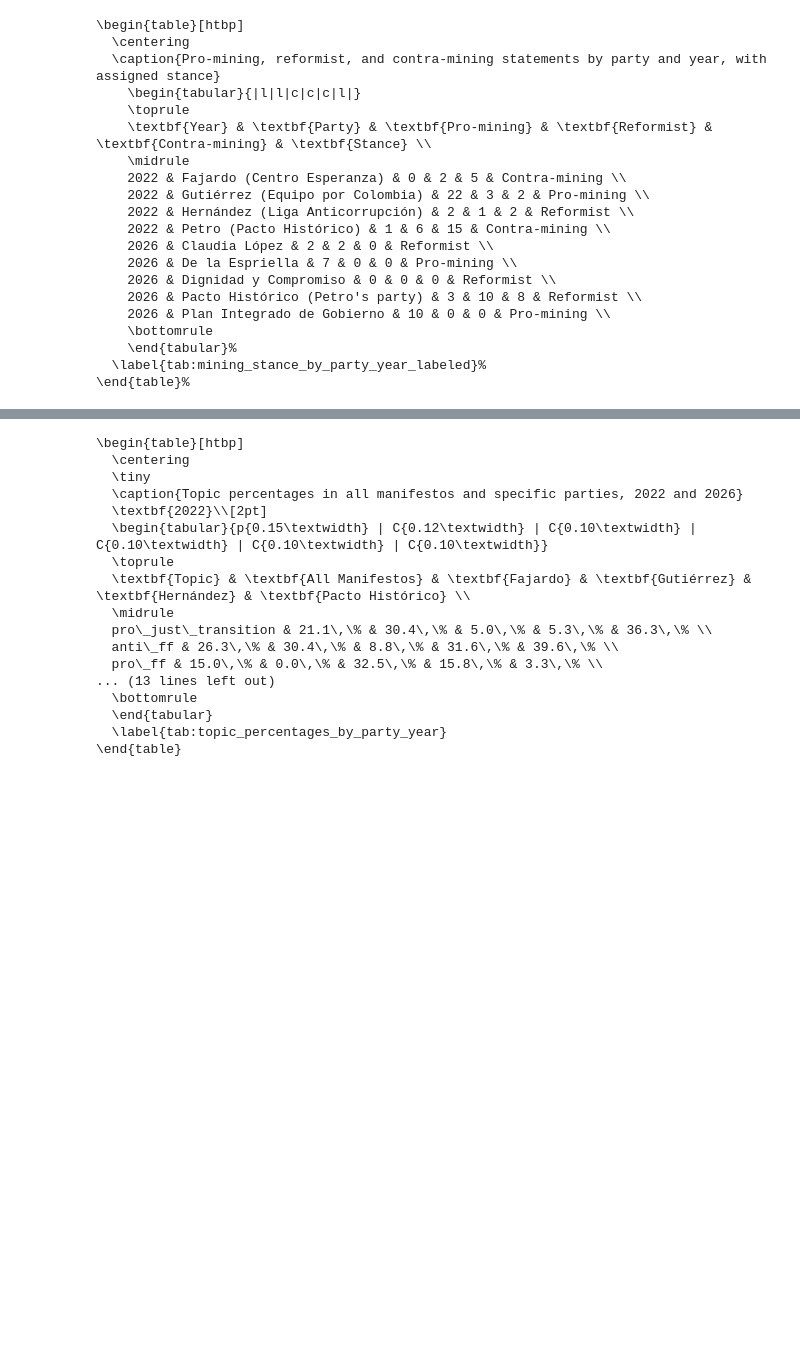
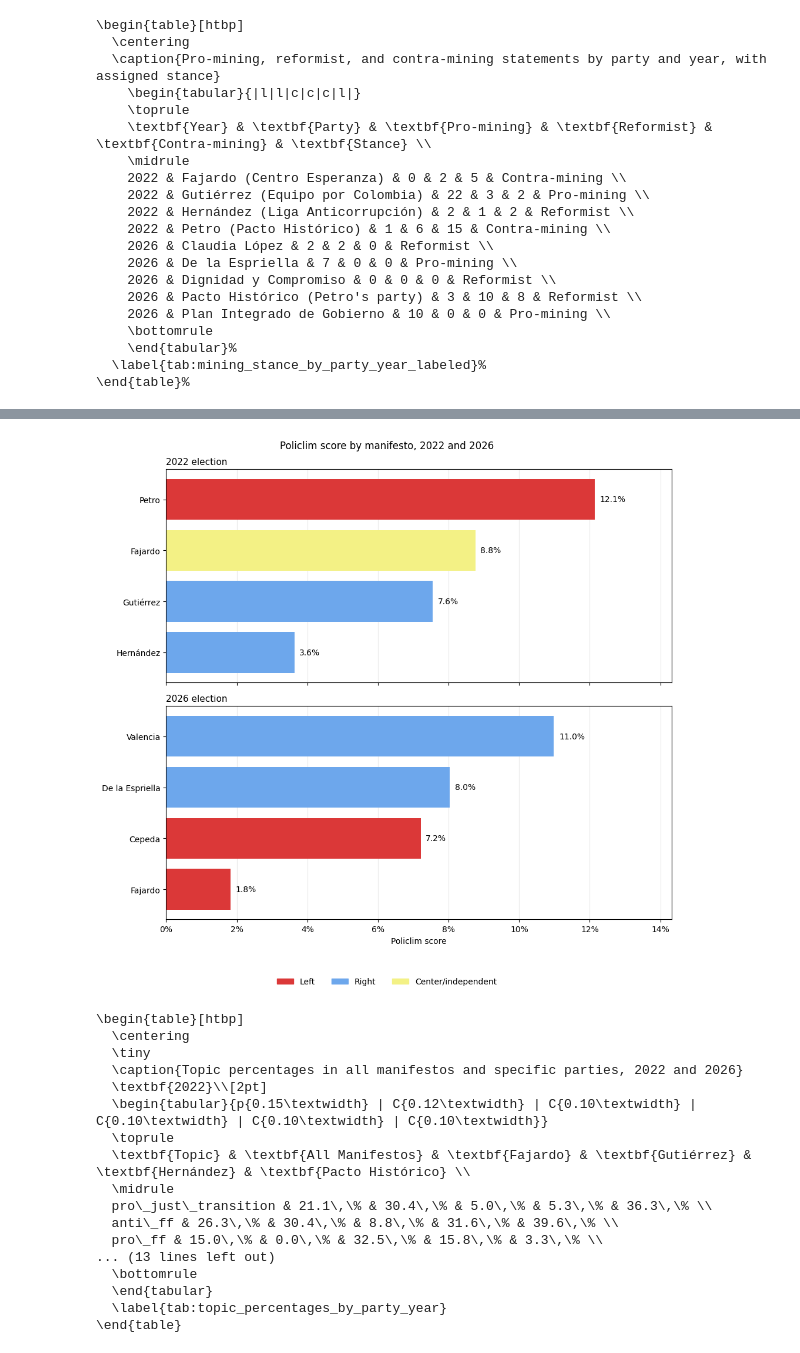
Before and after one commit to bezisch/Green_Backlash_Colombia, a Jupyter notebook: data/manifestos/apply_policlim_to_manifestos_2022_2026.ipynb, the cells around one changed output, grey strips where cells are left out. Cells and saved outputs as stored; diff of their text form; code cells hidden in the pictures; blank space fills up the shorter version.

```diff
--- a/data/manifestos/apply_policlim_to_manifestos_2022_2026.ipynb
+++ b/data/manifestos/apply_policlim_to_manifestos_2022_2026.ipynb
@@ -1312,13 +1257,20 @@ if not (PROJECT_ROOT / NOTEBOOK_NAME).exists():
         PROJECT_ROOT = notebook_project
 
 COMPARISON_DIR = PROJECT_ROOT / "output" / "policlim_comparison"
+
+YEARS = ["2022", "2026"]
+
+RAW_ROOT = PROJECT_ROOT / "raw"
+OUTPUT_ROOT = PROJECT_ROOT / "output"
+PDF_DIRS = {year: RAW_ROOT / year for year in YEARS}
+OUTPUT_DIRS = {year: OUTPUT_ROOT / f"policlim_{year}" for year in YEARS}
 # %%
 
 
 
 import matplotlib.pyplot as plt
 from matplotlib.patches import Patch
-llm_output_path = COMPARISON_DIR / "0.8_score_input_llm_output.xlsx"
+llm_output_path = COMPARISON_DIR / "0.8_score_output_llm.xlsx"
 llm_df = pd.read_excel(llm_output_path)
 
 # "relevant" is the three-way relevance call (relevant / not relevant / not sure); the
@@ -1868,7 +1830,7 @@ print(latex_table_with_stance)
 # %%
 # Apply the manual validation corrections recorded in
 # validation/0.8_score_input_llm_output_validation.xlsx (sheet "classifications_instruction")
-# to the LLM's original 0.8_score_input_llm_output.xlsx classifications, then summarize the
+# to the LLM's original 0.8_score_output_llm.xlsx classifications, then summarize the
 # changes and the model's cell-level accuracy. Nothing is written to disk.
 import re
 
@@ -1881,7 +1843,6 @@ CLASSIFICATION_COLUMNS = ["relevant", "pro_just_transition", "anti_ff", "pro_ff"
 
 INSTRUCTION_PATTERN = re.compile(r"^if\s+row_id\s*==\s*(\d+)\s*,\s*(.*)$")
 CLAUSE_PATTERN = re.compile(r"^([A-Za-z_]+)\s*==\s*(.+)$")
-
 
 def parse_instruction(text):
     match = INSTRUCTION_PATTERN.match(text.strip())
@@ -1910,6 +1871,8 @@ corrected_df = corrected_df.set_index("row_id", drop=False)
 # physically written on a different row (row_id 2412's instruction targets row_id 4698).
 change_records = []
 id_mismatches = []
+flagged_rows = flagged_rows[flagged_rows["manifesto"] != "Claudia López"]
+
 for _, row in flagged_rows.iterrows():
     stated_row_id, clauses = parse_instruction(row[INSTRUCTION_COL])
     if stated_row_id != row["row_id"]:
@@ -1937,7 +1900,7 @@ if id_mismatches:
         print(f"  written on row {written_on_id}, applied to row {target_id}")
     print()
 
-# --- Summary table of changes: corrections per classification column ---
+
 total_rows = len(validation_df)
 summary_table = (
     changes_df.groupby("column")
@@ -2001,3 +2023,73 @@ Note: the instruction physically written on row_id 2412 names row_id 4698 instea
+# %%
+# Same chart and same metric as before validation (climate_salience_share: climate-relevant
+# sentences as a share of ALL sentences in the manifesto, via the transformer, exactly as in
+# the stacked-bar chart above) - only the source frame changed, to summary_df_validated from
+# the validated-summary cell above, so Claudia Lopez is excluded here too. This is NOT the
+# validated-subset share (climate_salience_share_validated in that same cell) - that is on a
+# different base (the high-score subset only) and is not comparable to this chart's scale.
+# Overwrites the same PNG path - there is one "climate salience by manifesto" figure.
+import matplotlib.pyplot as plt
+from matplotlib.patches import Patch
+
+MANIFESTO_TO_SHORT_NAME = {
+    (2022, "Fajardo (Centro Esperanza)"): "Fajardo",
+    (2022, "Gutiérrez (Equipo por Colombia)"): "Gutiérrez",
+    (2022, "Hernández (Liga Anticorrupción)"): "Hernández",
+    (2022, "Petro (Pacto Histórico)"): "Petro",
+    (2026, "De la Espriella"): "De la Espriella",
+    (2026, "Pacto Histórico (Petro's party)"): "Cepeda",
+    (2026, "Plan Integrado de Gobierno"): "Valencia",
+    (2026, "Dignidad y Compromiso"): "Fajardo",
+}
+
+position_colors = {
+    "Left": "#db3838",
+    "Right": "#6da7ec",
+    "Center/independent": "#f3f185",
+    "Unclassified": "#dddcd5",
+}
+
+years_with_data = sorted(summary_df_validated["year"].unique())
+# One panel per year keeps the elections separate; a shared x-axis makes them comparable.
+heights = [max(1, int((summary_df_validated["year"] == year).sum())) for year in years_with_data]
+fig, axes = plt.subplots(
+    len(years_with_data), 1,
+    figsize=(10, 1.6 + 0.75 * sum(heights) + 1.0 * len(years_with_data)),
+    sharex=True,
+    squeeze=False,
+    gridspec_kw={"height_ratios": heights},
+)
+axes = axes.ravel()
+
+x_max = float(summary_df_validated["climate_salience_share"].max()) * 1.18
+for ax, year in zip(axes, years_with_data):
+    plot_df = summary_df_validated[summary_df_validated["year"] == year].sort_values("climate_salience_share")
+    short_labels = [MANIFESTO_TO_SHORT_NAME[(year, label)] for label in plot_df["label"]]
+    bars = ax.barh(short_labels, plot_df["climate_salience_share"],
+                   color=plot_df["position"].map(position_colors))
+    ax.set_title(f"{year} election", loc="left", fontsize=11)
+    ax.set_xlim(0, x_max)
+    ax.xaxis.set_major_formatter(lambda value, position: f"{value:.0%}")
+    ax.grid(axis="x", alpha=0.25)
+    ax.set_axisbelow(True)
+    for bar, value in zip(bars, plot_df["climate_salience_share"]):
+        ax.text(value + x_max * 0.01, bar.get_y() + bar.get_height() / 2, f"{value:.1%}", va="center")
+
+axes[-1].set_xlabel("Policlim score")
+fig.suptitle("Policlim score by manifesto, 2022 and 2026")
+used_positions = [p for p in position_colors if (summary_df_validated["position"] == p).any()]
+fig.legend(
+    handles=[Patch(color=position_colors[p], label=p) for p in used_positions],
+    loc="lower center",
+    bbox_to_anchor=(0.5, 0.0),
+    ncol=len(used_positions),
+    frameon=False,
+)
+fig.tight_layout(rect=[0, 0.07, 1, 1])
+fig.savefig(COMPARISON_DIR / "policlim_score_by_manifesto.png", dpi=200, bbox_inches="tight")
+plt.show()
+# %% [output]
+[figure, added]
 # %%
 # Topic percentage table (share of climate-relevant, high-score sentences flagged for each
 # topic), for both years. One table/caption/label, with two panels stacked inside it - 2022
```
Also changed, not shown: parts of 11 cells of this notebook.
